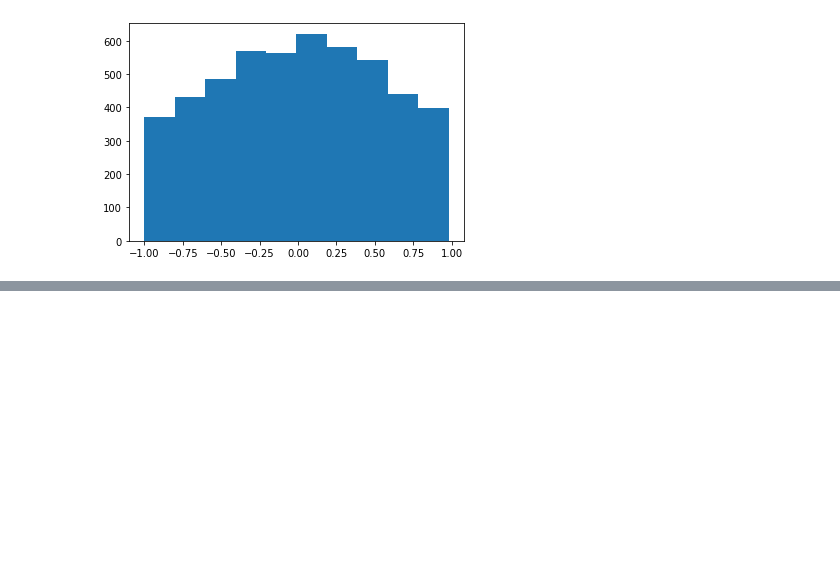
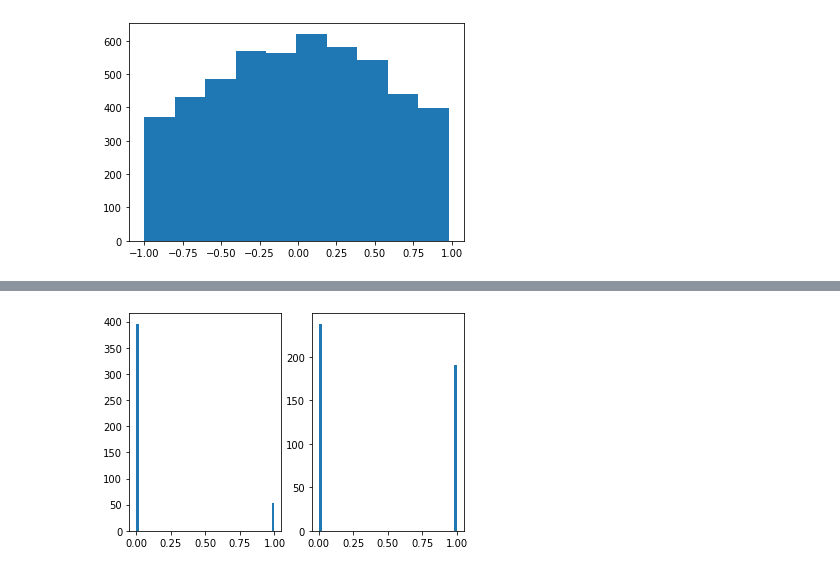
Before and after one commit to Edward-Ji/Auctions11, a Jupyter notebook: log_analyser.ipynb, the cells around one changed output, grey strips where cells are left out. Drawn from its saved outputs; the diff is of its cells as text; code cells hidden in the pictures; blank space fills up the shorter version.

```diff
--- a/log_analyser.ipynb
+++ b/log_analyser.ipynb
@@ -251,0 +257,95 @@ plt.show()
+# %%
+stage_prob = {
+    "low": 0.64,
+    "mid": 0.16,
+    "high": 0.04
+}
+
+def get_stage(value, mean):
+    if value > mean * 3 / 4:
+        return "high"
+    elif value > mean / 4:
+        return "mid"
+    else:
+        return "low"
+
+npc_p_values = []
+player_p_values = []
+
+game_count = 0
+for game_index, game in enumerate(logs):
+    if game["phase"] != b"phase_2":
+        continue
+
+    tv_mean = game["tv_mean"]
+
+    counts = {"low": 0, "mid": 0, "high": 0}
+    bid_counts = [counts.copy() for _ in range(12)]
+    round_counts = [counts.copy() for _ in range(12)]
+    inc_sums = [0 for _ in range(12)]
+
+    for auction in game["auctions"]:
+        last_bid_index = 0
+        last_bid = 1
+        for who, bid in auction["bids"]:
+            stage = get_stage(last_bid, tv_mean)
+            bid_counts[who][stage] += 1
+            while last_bid_index != who:
+                last_bid_index += 1
+                if last_bid_index == 12:
+                    last_bid_index = 0
+                round_counts[last_bid_index][stage] += 1
+            inc_sums[who] += bid - last_bid - 8
+            last_bid = bid
+
+    # if "CHRISTIE" not in game["teams"]:
+    #     continue
+
+    game_count += 1
+
+    for i in range(12):
+        # perform hypothesis testing on bidding probability
+        p_values = []  # store test statistic and weight (w = 1/sd)
+        for stage, prob in stage_prob.items():
+            if round_counts[i][stage] == 0:
+                continue
+            x = bid_counts[i][stage] / round_counts[i][stage]
+            if x > 1:
+                x = 1
+            elif x < 0:
+                x = 0
+            sd = math.sqrt(prob * (1 - prob) / round_counts[i][stage])
+            test_stat = (x - prob) / sd
+            alpha = (0 - prob) / sd
+            beta = (1 - prob) / sd
+            p_values.append((pnorm(test_stat) - pnorm(alpha)) /
+                            (pnorm(beta) - pnorm(alpha)))
+        # preform additional testing on bidding increment in phase 2 games
+        if game["phase"] == b"phase_2" and sum(bid_counts[i].values()) != 0:
+            x = inc_sums[i] / sum(bid_counts[i].values()) / 8
+            sd = 7 # / math.sqrt(sum(bid_counts[i].values()))
+            alpha = 0 / sd
+            beta = 30 / sd
+            test_stat = x / sd
+            p_values.append((pnorm(test_stat) - pnorm(alpha)) /
+                            (pnorm(beta) - pnorm(alpha)))
+        # merge z-scores using weighted method
+        if all(map(lambda p: p < 1, p_values)):
+            p_value = -sum(map(lambda p: math.log(1 - p), p_values))
+            p_value = int(p_value < 1.5)
+            if game["bots"][i] == b"NPC":
+                npc_p_values.append(p_value)
+            elif game["bots"][i] != b"CHRISTIE":
+                player_p_values.append(p_value)
+
+print(game_count)
+print(sum(player_p_values))
+print(sum(npc_p_values))
+print((sum(npc_p_values) * -90
+      + sum(player_p_values) * 15) / game_count)
+
+fig, (ax1, ax2) = plt.subplots(1, 2)
+ax1.hist(npc_p_values, bins=50)
+ax2.hist(player_p_values, bins=50)
+plt.show()
+# %% [output]
@@ -251,0 +356 @@ plt.show()
+[figure, added]
```
Also changed, not shown: parts of 4 cells of this notebook, 3 other files.
